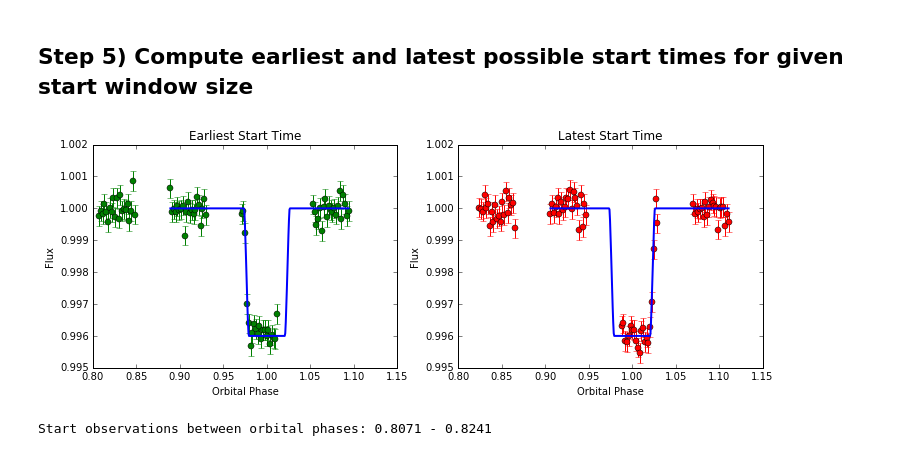
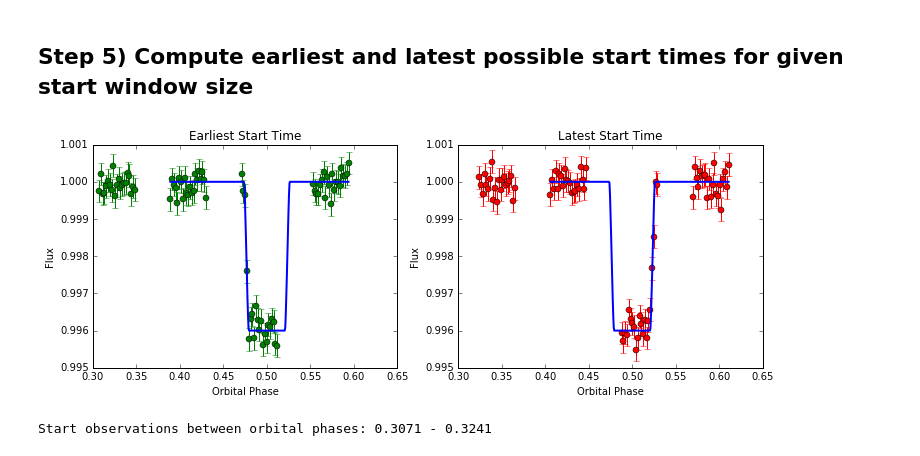
Before and after one commit to spacetelescope/PandExo_HST, a Jupyter notebook: notebook/HST_WFC3_Tutorial.ipynb, the cells around one changed output. Cells and saved outputs as stored; diff of their text form; code cells hidden in the pictures.

Commit message:
Add eccentric orbit handling to calc_StartWindow

```diff
--- a/notebook/HST_WFC3_Tutorial.ipynb
+++ b/notebook/HST_WFC3_Tutorial.ipynb
@@ -132,14 +132,15 @@ Results are consistent at 0.3 sigma.
 # %%
 numorbits = exo_dict['observation']['norbits']
 depth     = exo_dict['planet']['depth']
 inc       = exo_dict['planet']['i']
 aRs       = exo_dict['planet']['ars']
 period    = exo_dict['planet']['period']
-tunc      = 10                                      # +/- start time range in minutes
-minphase, maxphase = hst.calc_StartWindow(rms, ptsOrbit, numorbits, depth, inc, aRs, period, tunc)
+windowSize= 20                                  # observation start window size in minutes
+minphase, maxphase = hst.calc_StartWindow('eclipse', rms, ptsOrbit, numorbits, depth, inc,
+                                          aRs, period, windowSize, ecc=0, w=90.)
 # %% [output]
-[figure, old version]
+[figure, new version]
 # %%
 print("Start observations between orbital phases: %0.4f - %0.4f" % (minphase, maxphase))
 # %% [output]
-Start observations between orbital phases: 0.8071 - 0.8241
+Start observations between orbital phases: 0.3071 - 0.3241
```
Also changed, not shown: parts of 2 cells of this notebook, 1 other file.
